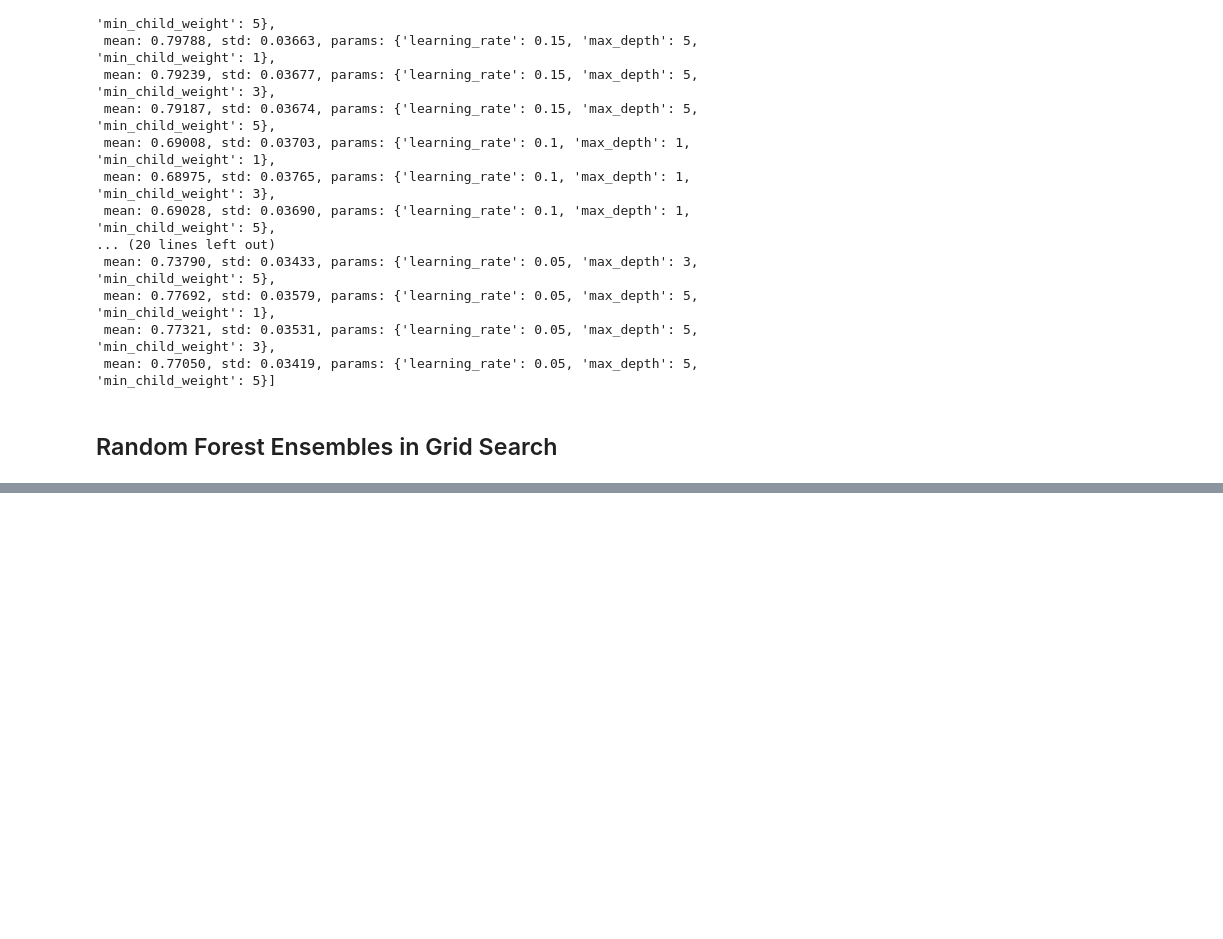
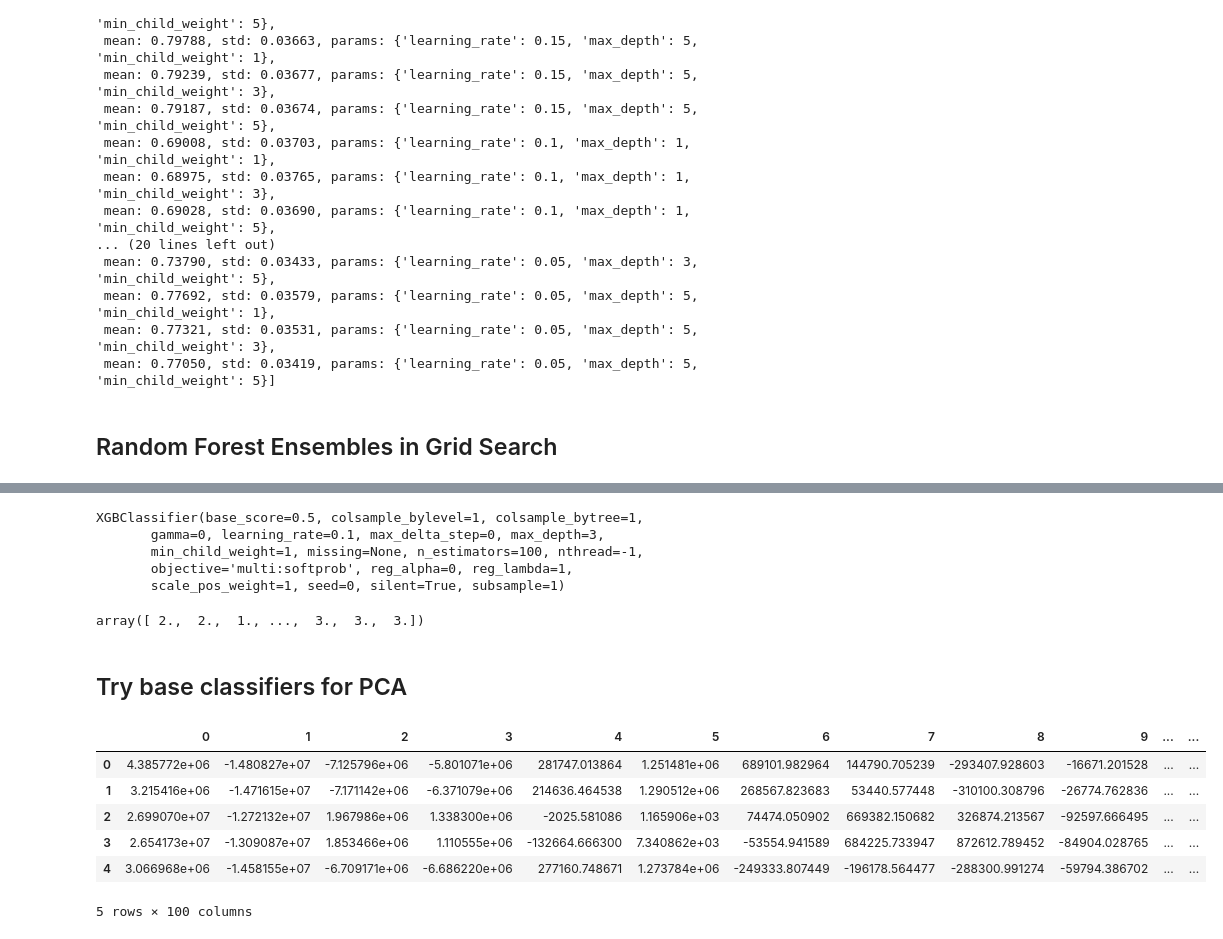
Before and after one commit to RHammond2/LearningMachine, a Jupyter notebook: Tree Algorithms.ipynb, the cells around one changed output, grey strips where cells are left out. Cells and saved outputs as stored; diff of their text form; code cells hidden in the pictures; blank space fills up the shorter version.

```diff
--- a/Tree Algorithms.ipynb
+++ b/Tree Algorithms.ipynb
@@ -331,0 +664,11 @@ optimized_100_RF.grid_scores_
+# %%
+t1 = datetime.now()
+hyperparameters = {'max_depth': [1,3,5],
+    'n_estimators': [50, 100, 200, 300, 500, 700, 800, 1000],
+    'criterion': ['gini', 'entropy'],
+    'max_features': ['sqrt', 'log2']
+}
+optimized_100_cv10_RF = GridSearchCV(RandomForestClassifier(random_state=0), hyperparameters, cv=10, n_jobs=-1)
+optimized_100_cv10_RF.fit(X_100, y_train)
+t2 = datetime.now()
+print ("Total time: %i sec" %(t2-t1).seconds)
@@ -331,0 +677,2 @@ optimized_100_RF.grid_scores_
+# %%
+models.append(optimized_100_cv10_RF)
@@ -331,0 +703,38 @@ optimized_100_RF.grid_scores_
+# %%
+models[0]
+# %% [output]
+XGBClassifier(base_score=0.5, colsample_bylevel=1, colsample_bytree=1,
+       gamma=0, learning_rate=0.1, max_delta_step=0, max_depth=3,
+       min_child_weight=1, missing=None, n_estimators=100, nthread=-1,
+       objective='multi:softprob', reg_alpha=0, reg_lambda=1,
+       scale_pos_weight=1, seed=0, silent=True, subsample=1)
+# %%
+for i in range(len(models)):
+    name = str('pickles/model'+str(i+1))
+    with open(name, 'wb') as f:
+        pickle.dump(models[i], f)
+    f.close()
+# %%
+with open('pickles/model1', 'rb') as f:
+    m1 = pickle.load(f)
+# %%
+m1.predict(test_X)
+# %% [output]
+array([ 2.,  2.,  1., ...,  3.,  3.,  3.])
+# %% [markdown]
+## Try base classifiers for PCA
+# %%
+from PCA_function import pca_data100
+forest_pca = forest_eng
+cover_type = forest_pca['Cover_Type']
+forest_pca = forest_pca[[f for f in forest_pca.columns.tolist() if f != 'Cover_Type']]
+forest_pca = pca_data100(forest_pca)
+forest_pca.head()
+# %% [output]
+|  | 0 | 1 | 2 | 3 | 4 | 5 | 6 | 7 | 8 | 9 | ... | ... |
+| 0 | 4.385772e+06 | -1.480827e+07 | -7.125796e+06 | -5.801071e+06 | 281747.013864 | 1.251481e+06 | 689101.982964 | 144790.705239 | -293407.928603 | -16671.201528 | ... | ... |
+| 1 | 3.215416e+06 | -1.471615e+07 | -7.171142e+06 | -6.371079e+06 | 214636.464538 | 1.290512e+06 | 268567.823683 | 53440.577448 | -310100.308796 | -26774.762836 | ... | ... |
+| 2 | 2.699070e+07 | -1.272132e+07 | 1.967986e+06 | 1.338300e+06 | -2025.581086 | 1.165906e+03 | 74474.050902 | 669382.150682 | 326874.213567 | -92597.666495 | ... | ... |
+| 3 | 2.654173e+07 | -1.309087e+07 | 1.853466e+06 | 1.110555e+06 | -132664.666300 | 7.340862e+03 | -53554.941589 | 684225.733947 | 872612.789452 | -84904.028765 | ... | ... |
+| 4 | 3.066968e+06 | -1.458155e+07 | -6.709171e+06 | -6.686220e+06 | 277160.748671 | 1.273784e+06 | -249333.807449 | -196178.564477 | -288300.991274 | -59794.386702 | ... | ... |
+5 rows × 100 columns
```
Also changed, not shown: parts of 70 cells of this notebook, 19 other files.
